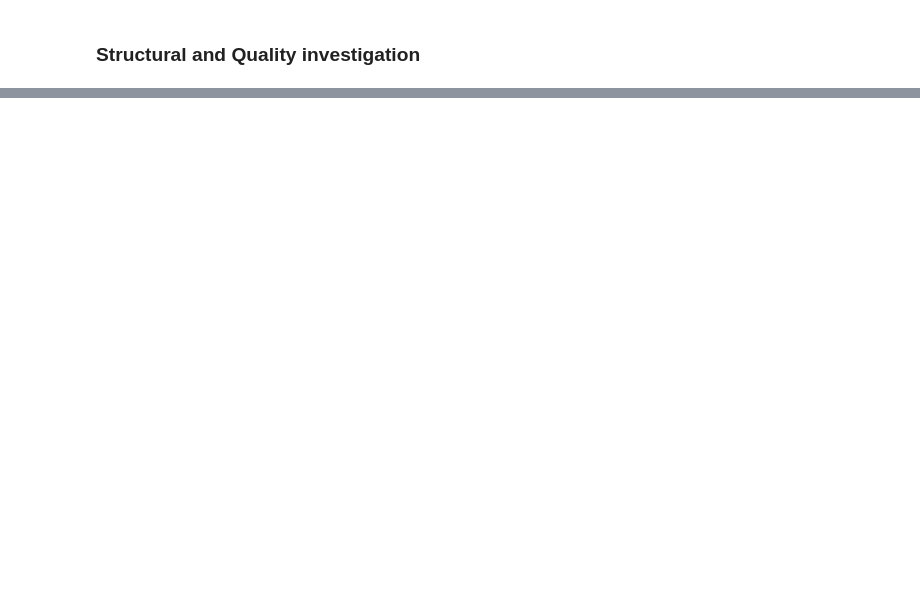
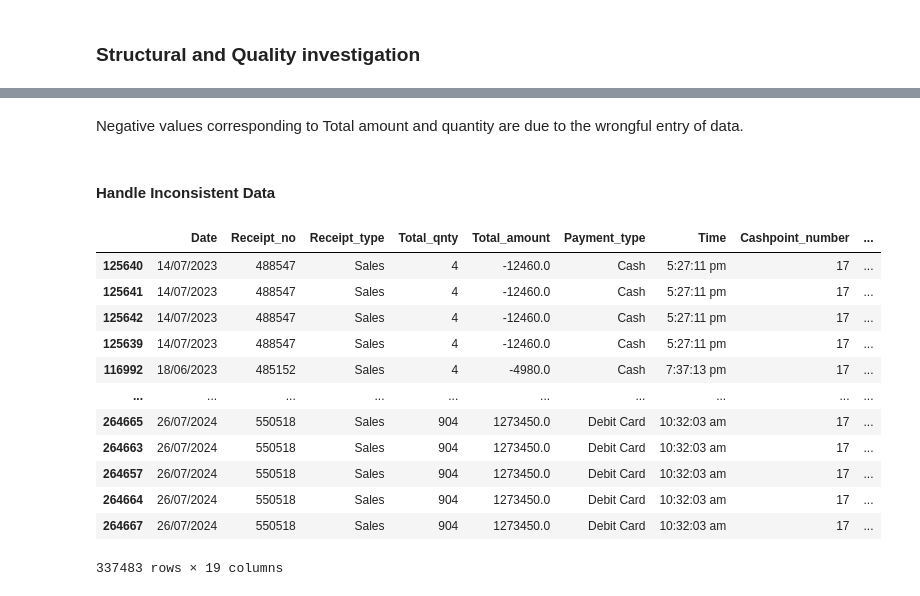
Before and after one commit to KessyLovely42/BritonandkayMLprojects, a Jupyter notebook: notebooks/oleh-salesforecasting-model-poc.ipynb, the cells around one changed output, grey strips where cells are left out. Drawn from its saved outputs; the diff is of its cells as text; code cells hidden in the pictures; blank space fills up the shorter version.

```diff
--- a/notebooks/oleh-salesforecasting-model-poc.ipynb
+++ b/notebooks/oleh-salesforecasting-model-poc.ipynb
@@ -114,0 +256,16 @@ import_df.shape
+# %%
+#List of Numeric columns and categorical columns
+integer_columns = ['Receipt_no', 'Total_qnty', 'item_no', 'quantity']
+float_columns = ['Total_amount','amount']
+categorical_columns = ['Payment_type', 'Cashier', 'Cashpoint_number']
+
+for column in float_columns + integer_columns:
+    import_df[column] = import_df[column].astype('str').str.replace(',','')
+
+import_df[integer_columns] = import_df[integer_columns].astype('int32') #convert to integer
+import_df[float_columns] = import_df[float_columns].astype('float32') #convert to float
+import_df[categorical_columns] = import_df[categorical_columns].astype('category') # convert categorical columns
+import_df['product_name'] = import_df['product_name'].astype('string') #convert to string column
+import_df['Customer'] = import_df['Customer'].astype('string') #convert to string column
+
+import_df.info()
@@ -114,0 +295,9 @@ import_df.shape
+# %%
+#Drop Customer field
+import_df = import_df.drop(columns = ['Customer'])
+
+#use mode for the imputation of Payment Type
+import_df['Payment_type'] = import_df['Payment_type'].fillna(import_df['Payment_type'].mode()[0])
+
+#check missing values again
+import_df.isna().sum()
@@ -114,0 +327,7 @@ import_df.shape
+# %%
+#create the hour, day, month and year fields.
+import_df['hour'] = import_df['Datetime'].dt.hour
+import_df['day'] = import_df['Datetime'].dt.day_name()
+import_df['month'] = import_df['Datetime'].dt.month_name()
+import_df['year'] = import_df['Datetime'].dt.year
+import_df.head()
@@ -114,0 +355,20 @@ import_df.shape
+# %% [markdown]
+Negative values corresponding to Total amount and quantity are due to the wrongful entry  of data.
+# %% [markdown]
+#### Handle Inconsistent Data
+# %%
+import_df.sort_values(by='Total_amount', ascending = True)
+# %% [output]
+|  | Date | Receipt_no | Receipt_type | Total_qnty | Total_amount | Payment_type | Time | Cashpoint_number | ... |
+| 125640 | 14/07/2023 | 488547 | Sales | 4 | -12460.0 | Cash | 5:27:11 pm | 17 | ... |
+| 125641 | 14/07/2023 | 488547 | Sales | 4 | -12460.0 | Cash | 5:27:11 pm | 17 | ... |
+| 125642 | 14/07/2023 | 488547 | Sales | 4 | -12460.0 | Cash | 5:27:11 pm | 17 | ... |
+| 125639 | 14/07/2023 | 488547 | Sales | 4 | -12460.0 | Cash | 5:27:11 pm | 17 | ... |
+| 116992 | 18/06/2023 | 485152 | Sales | 4 | -4980.0 | Cash | 7:37:13 pm | 17 | ... |
+| ... | ... | ... | ... | ... | ... | ... | ... | ... | ... |
+| 264665 | 26/07/2024 | 550518 | Sales | 904 | 1273450.0 | Debit Card | 10:32:03 am | 17 | ... |
+| 264663 | 26/07/2024 | 550518 | Sales | 904 | 1273450.0 | Debit Card | 10:32:03 am | 17 | ... |
+| 264657 | 26/07/2024 | 550518 | Sales | 904 | 1273450.0 | Debit Card | 10:32:03 am | 17 | ... |
+| 264664 | 26/07/2024 | 550518 | Sales | 904 | 1273450.0 | Debit Card | 10:32:03 am | 17 | ... |
+| 264667 | 26/07/2024 | 550518 | Sales | 904 | 1273450.0 | Debit Card | 10:32:03 am | 17 | ... |
+337483 rows × 19 columns
```
Also changed, not shown: parts of 55 cells of this notebook.
